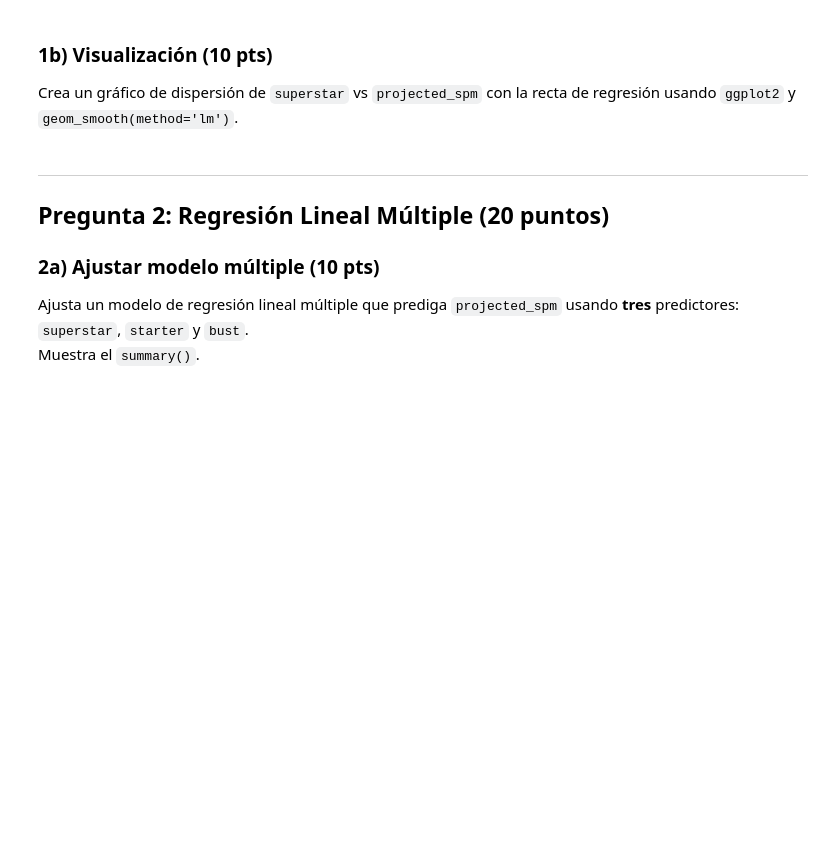
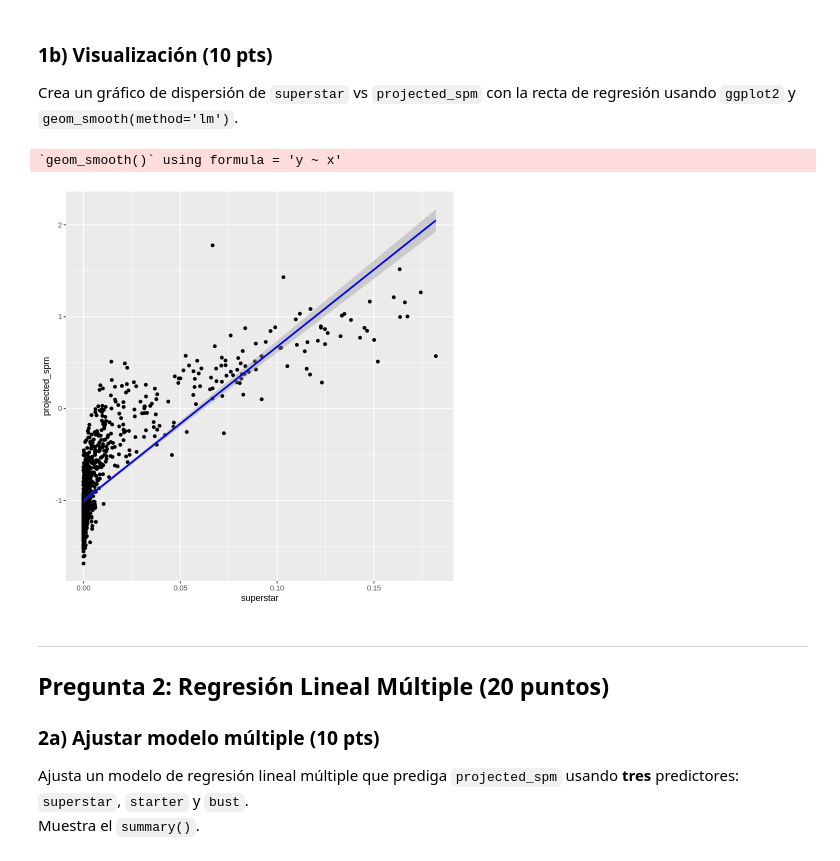
Before and after one commit to lc21140665-lgtm/Analisis-y-visualizacion-de-datos, a Jupyter notebook: Evaluacion_Unidad2_GIOVANA EMILIA TREJO OLGUIN.ipynb, the cells around one changed output. Cells and saved outputs as stored; diff of their text form; code cells hidden in the pictures; blank space fills up the shorter version.

```diff
--- a/Evaluacion_Unidad2_GIOVANA EMILIA TREJO OLGUIN.ipynb
+++ b/Evaluacion_Unidad2_GIOVANA EMILIA TREJO OLGUIN.ipynb
@@ -229,3 +258,12 @@ Crea un gráfico de dispersión de `superstar` vs `projected_spm` con la recta d
+# %%
+library(ggplot2)
+
+ggplot(nba_draft_2015, aes(x = superstar, y = projected_spm)) +
+  geom_point() +
+  geom_smooth(method = 'lm', color = 'blue')
+# %% [output]
+`geom_smooth()` using formula = 'y ~ x'
+[figure, added]
 # %% [markdown]
 ---
 ## Pregunta 2: Regresión Lineal Múltiple (20 puntos)
```
Also changed, not shown: parts of 13 cells of this notebook.
